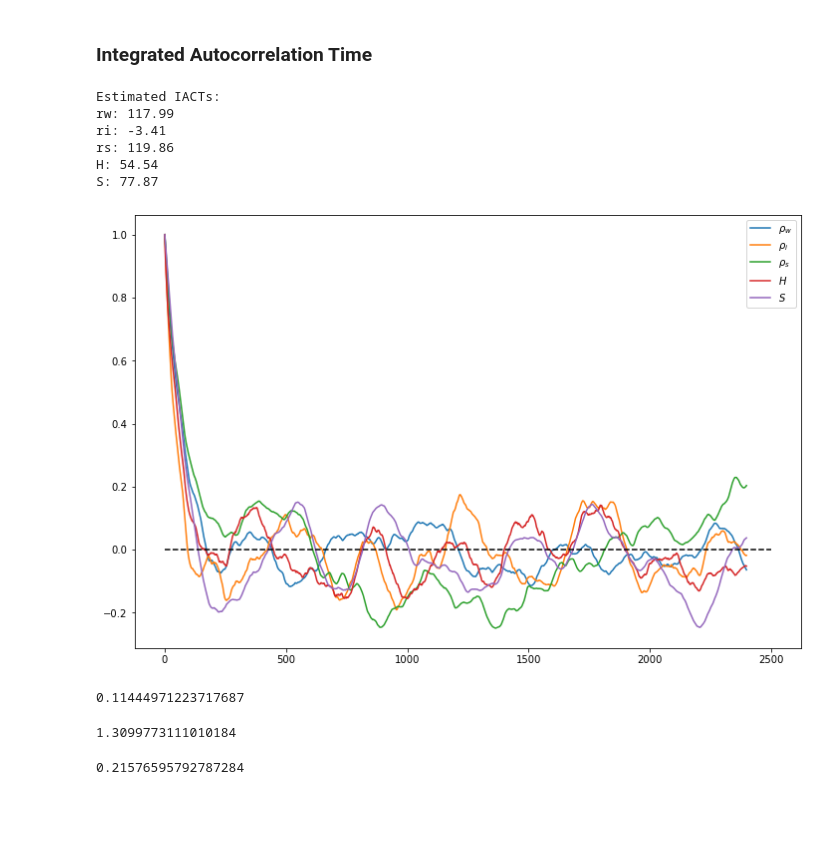
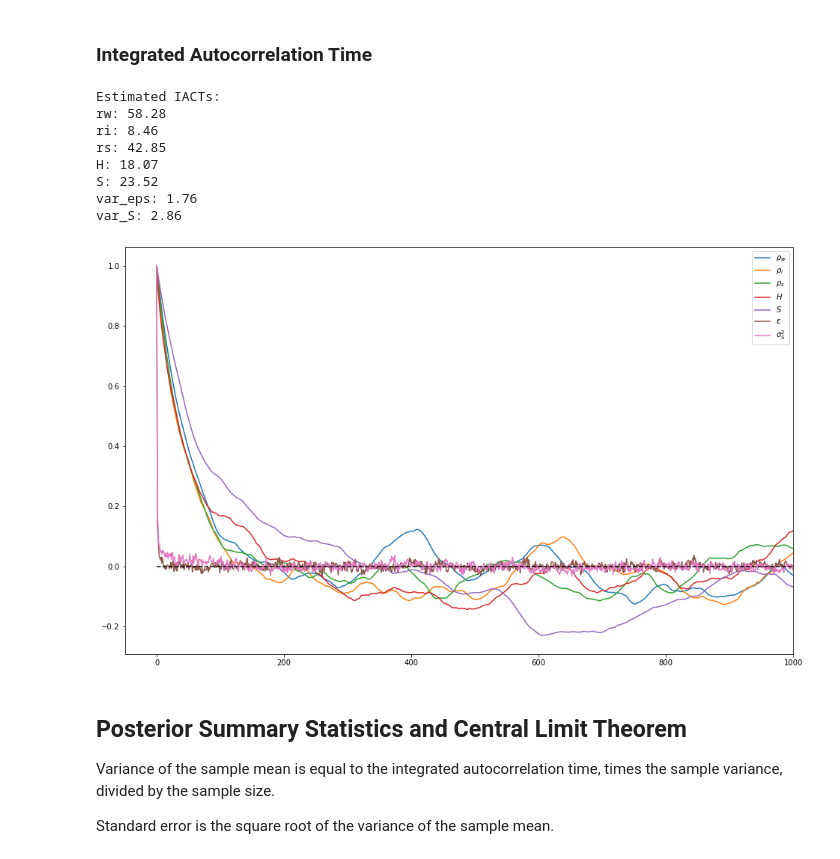
Before and after one commit to helianglen/bayesian-sea-ice, a Jupyter notebook: IceThickness.ipynb, the cells around one changed output. Cells and saved outputs as stored; diff of their text form; code cells hidden in the pictures; blank space fills up the shorter version.

```diff
--- a/IceThickness.ipynb
+++ b/IceThickness.ipynb
@@ -94,6 +101,6 @@ print('epsilon variance hyperhyperparams:', alpha_eps, beta_eps, nugget_eps)
 aS, bS = GetHyperHyperparams(mean_var_S, var_var_S)
 alpha_S = float(aS)
 beta_S = float(bS)
-nugget_S = 4e-4 # needed to keep this from going to zero
+nugget_S = 3e-3 #4e-4 # needed to keep this from going to zero
 print('snow variance hyperhyperparams:', alpha_S, beta_S, nugget_S)
 # %% [output]
@@ -319,17 +337,17 @@ Create a multivariate Gaussian proposal for `x` and univariate Gaussian proposal
 Choose each proposal scale qualitatively based on the acceptance ratio and integrated autocorrelation time calculated after MCMC.
 # %%
 # proposal for x
-x_prop_scale = 2.5e-1
+x_prop_scale = 2.9e-1
 x_prop_stds = x_prop_scale * np.sqrt(np.array([var_rw, var_ri, var_rs, var_H, mean_var_S])) # trying to move proportionally to the prior
 print('x proposal standard deviations:', x_prop_stds)
 
 # proposal for var_eps
-eps_prop_scale = 2.5e-2
+eps_prop_scale = 3.5e-2
 eps_prop_std = eps_prop_scale * estimate_sigma_eps
 print('var_eps proposal std dev:', eps_prop_std)
 
 # proposal for var_S
-S_prop_scale = 2e-1
+S_prop_scale = 2.8e-1
 S_prop_std = S_prop_scale * estimate_sigma_S
 print('var_S proposal std dev:', S_prop_std)
 # %% [output]
@@ -430,7 +448,7 @@ def SampleS(x, F, var_eps, var_S, past_logPosterior):
 
 Set up some numpy matrices to record samples, then run the sampling forward, keeping track of the acceptance ratio for each type of step in Gibbs sampling.
 # %%
-num_steps = 5000
+num_steps = 10000
 
 # start at mean of prior and hyperpriors since why not
 x0 = mu_x
@@ -606,44 +624,66 @@ corr_S = corr_S[int((num_steps-burn_in)/2):]
+# %%
+burn_in = 100
+slice = (num_steps-burn_in)//2
+
+def calculateAutoCorr(signal):
+    diffs = signal[burn_in:] - np.mean(signal[burn_in:])
+    corr = np.correlate(diffs, diffs, mode='same')
+    corr /= np.max(corr) # normalize so the maximum autocorrelation is 1
+    return corr[slice:]
 # %%
-fig, ax = plt.subplots(1, 1, figsize=(12,8))
+# calculations
+corr_rw = calculateAutoCorr(samps_x[:, 0])
+corr_ri = calculateAutoCorr(samps_x[:, 1])
+corr_rs = calculateAutoCorr(samps_x[:, 2])
+corr_H = calculateAutoCorr(samps_x[:, 3])
+corr_S = calculateAutoCorr(samps_x[:, 4])
+corr_var_eps = calculateAutoCorr(samps_var_eps)
+corr_var_S = calculateAutoCorr(samps_var_S)
+
+fig, ax = plt.subplots(1, 1, figsize=(16,10))
 
 ax.plot(corr_rw, label='$\\rho_w$')
 ax.plot(corr_ri, label='$\\rho_i$')
 ax.plot(corr_rs, label='$\\rho_s$')
 ax.plot(corr_H, label='$H$')
 ax.plot(corr_S, label='$S$')
+ax.plot(corr_var_eps, label='$\\epsilon$')
+ax.plot(corr_var_S, label='$\\sigma^2_S$')
 
 ax.plot([0, num_steps/2], [0, 0], '--k')
 ax.legend()
+ax.set_xlim(-50, 1000)
 
+# integrated autocorrelation times
 iact_rw = 1 + 2*np.sum(corr_rw[1:1000])
 iact_ri = 1 + 2*np.sum(corr_ri[1:1000])
 iact_rs = 1 + 2*np.sum(corr_rs[1:1000])
 iact_H = 1 + 2*np.sum(corr_H[1:1000])
 iact_S = 1 + 2*np.sum(corr_S[1:1000])
+iact_var_eps = 1 + 2*np.sum(corr_var_eps[1:1000])
+iact_var_S = 1 + 2*np.sum(corr_var_S[1:1000])
 
 print('Estimated IACTs:')
 print('rw: %0.2f'%iact_rw)
 print('ri: %0.2f'%iact_ri)
 print('rs: %0.2f'%iact_rs)
 print('H: %0.2f'%iact_H)
 print('S: %0.2f'%iact_S)
+print('var_eps: %0.2f'%iact_var_eps)
+print('var_S: %0.2f'%iact_var_S)
 # %% [output]
 Estimated IACTs:
-rw: 117.99
-ri: -3.41
-rs: 119.86
-H: 54.54
-S: 77.87
+rw: 58.28
+ri: 8.46
+rs: 42.85
+H: 18.07
+S: 23.52
+var_eps: 1.76
+var_S: 2.86
-[figure, old version]
+[figure, new version]
-# %%
-ForwardModel(np.mean(samps_x[:, 0]), np.mean(samps_x[:, 1]), np.mean(samps_x[:, 2]), np.mean(samps_x[:, 3]), np.mean(samps_x[:, 4]))
-# %% [output]
-0.11444971223717687
-# %%
-np.mean(samps_x[:, 3])
-# %% [output]
-1.3099773111010184
-# %%
-np.mean(samps_x[:, 4])
-# %% [output]
-0.21576595792787284
+# %% [markdown]
+## Posterior Summary Statistics and Central Limit Theorem
+
+Variance of the sample mean is equal to the integrated autocorrelation time, times the sample variance, divided by the sample size.
+
+Standard error is the square root of the variance of the sample mean.
```
Also changed, not shown: parts of 20 cells of this notebook.
